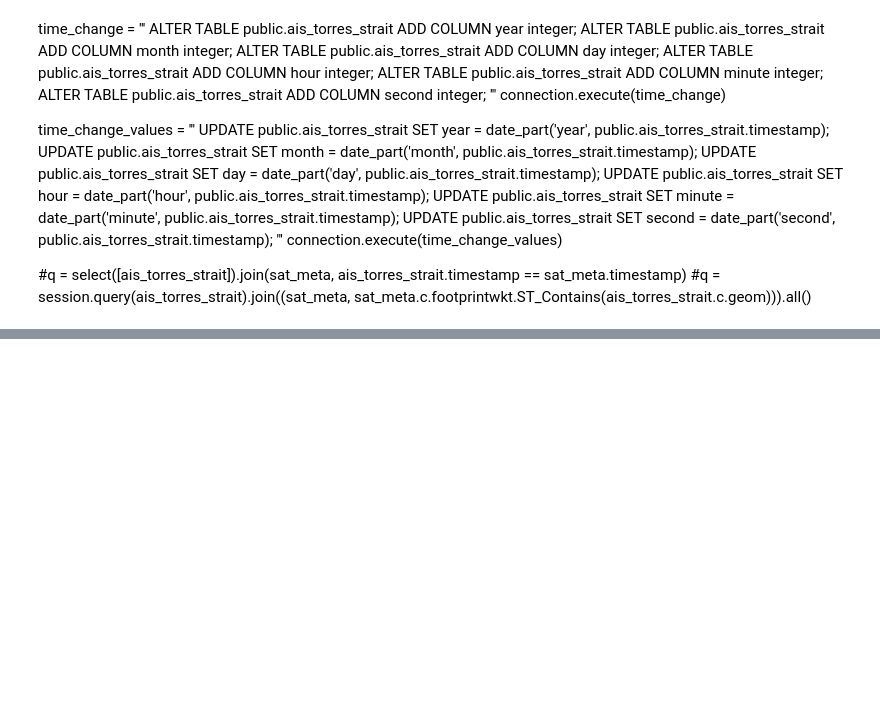
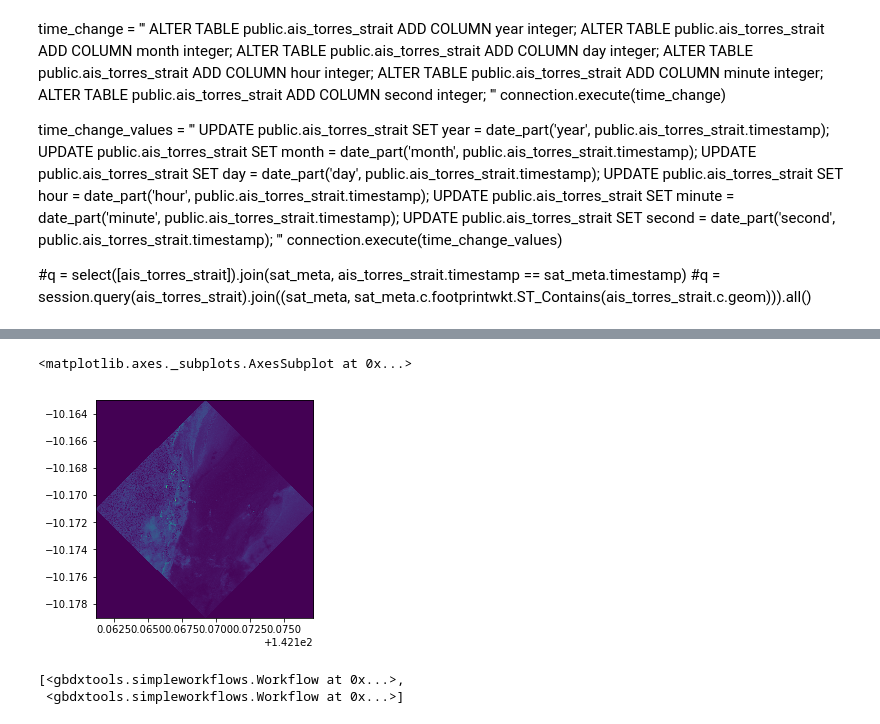
Before and after one commit to DSSG-EUROPE/wef_oceans, a Jupyter notebook: gbdx_ais_intersection.ipynb, the cells around one changed output, grey strips where cells are left out. Cells and saved outputs as stored; diff of their text form; code cells hidden in the pictures; blank space fills up the shorter version.

```diff
--- a/gbdx_ais_intersection.ipynb
+++ b/gbdx_ais_intersection.ipynb
@@ -367,0 +412,12 @@ plt.imshow(src.read(1), cmap='pink')
+# %%
+from rasterio.plot import show
+show(src)
+show(src.read(), transform=src.transform)
+# %% [output]
+<matplotlib.axes._subplots.AxesSubplot at 0x...>
+[figure, added]
+# %%
+results
+# %% [output]
+[<gbdxtools.simpleworkflows.Workflow at 0x...>,
+ <gbdxtools.simpleworkflows.Workflow at 0x...>]
```
Also changed, not shown: parts of 20 cells of this notebook, 1 other file.
